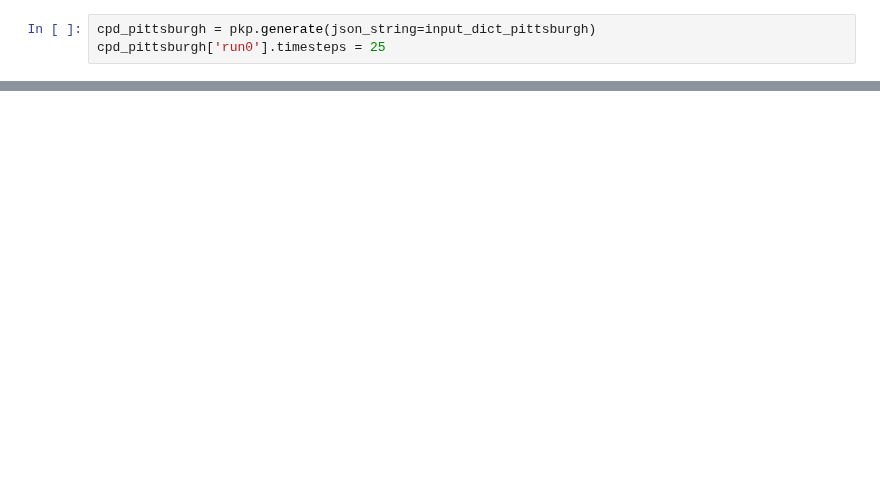
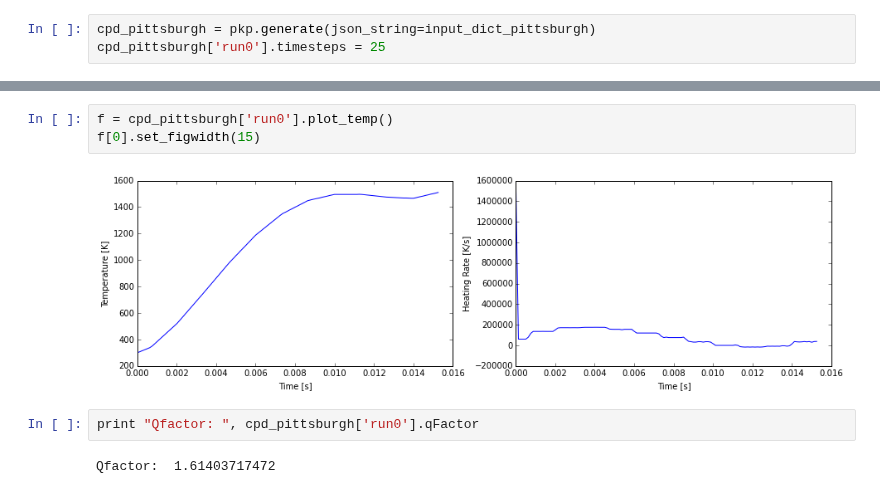
Before and after one commit to ostein/notebooks, a Jupyter notebook: pkp/Newland.ipynb, the cells around one changed output, grey strips where cells are left out. Cells and saved outputs as stored; diff of their text form; blank space fills up the shorter version.

```diff
--- a/pkp/Newland.ipynb
+++ b/pkp/Newland.ipynb
@@ -81,0 +107,9 @@ cpd_pittsburgh['run0']
+# %%
+f = cpd_pittsburgh['run0'].plot_temp()
+f[0].set_figwidth(15)
+# %% [output]
+[figure, added]
+# %%
+print "Qfactor: ", cpd_pittsburgh['run0'].qFactor
+# %% [output]
+Qfactor:  1.61403717472
```
Also changed, not shown: parts of 28 cells of this notebook, 1 other file.
